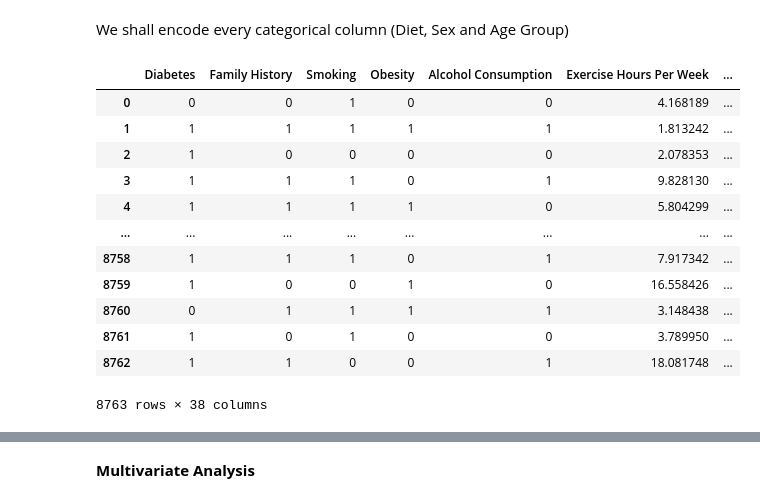
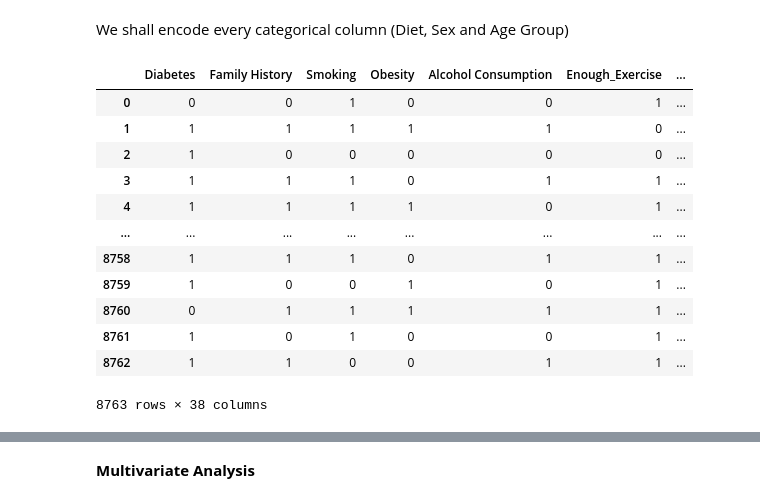
Before and after one commit to AN-DRE4/DadosAprendizagemAutomatica, a Jupyter notebook: HeartAttack.ipynb, the cells around one changed output, grey strips where cells are left out. Saved outputs shown, nothing was run; the diff lists cells and outputs as text; code cells hidden in the pictures.

```diff
--- a/HeartAttack.ipynb
+++ b/HeartAttack.ipynb
@@ -314,47 +312,85 @@ def categorize_heartRate(row):
 
 heartAtk_clean_finalVersion['Heart Rate'] = heartAtk_clean_finalVersion.apply(categorize_heartRate, axis=1)
+# %%
+def categorize_stress(row):
+    stress = row['Stress Level']
+    if stress >=5:
+        return 'High'
+    else:
+        return 'Average'
+
+heartAtk_clean_finalVersion['Stress Level'] = heartAtk_clean_finalVersion.apply(categorize_stress,axis=1)
+# %%
+def categorize_sedentary(row):
+    sed = row['Sedentary Hours Per Day']
+    if sed > 6 :
+        return int(1)
+    else:
+        return int(0)
+heartAtk_clean_finalVersion['Sedentary Hours Per Day'] = heartAtk_clean_finalVersion.apply(categorize_sedentary,axis=1)
+heartAtk_clean_finalVersion.rename(columns={'Sedentary Hours Per Day': 'Sedentary'}, inplace=True)
+# %%
+def categorize_exercise(row):
+    eer = row['Exercise Hours Per Week']
+    if eer > 2.5 :
+        return int(1)
+    else:
+        return int(0)
+heartAtk_clean_finalVersion['Exercise Hours Per Week'] = heartAtk_clean_finalVersion.apply(categorize_exercise,axis=1)
+heartAtk_clean_finalVersion.rename(columns={'Exercise Hours Per Week': 'Enough_Exercise'}, inplace=True)
+# %%
+def categorize_trig(row):
+    eer = row['Triglycerides']
+    if eer > 150 :
+        return int(1)
+    else:
+        return int(0)
+heartAtk_clean_finalVersion['Triglycerides'] = heartAtk_clean_finalVersion.apply(categorize_trig,axis=1)
+heartAtk_clean_finalVersion.rename(columns={'Triglycerides': 'Triglycerides_Levels_Unhealthy'}, inplace=True)
 # %% [markdown]
 We shall encode every categorical column (Diet, Sex and Age Group)
 # %%
 
 heartAtk_clean_finalVersion= pd.get_dummies(heartAtk_clean_finalVersion, columns=['Diet'], prefix='Diet')
 heartAtk_clean_finalVersion= pd.get_dummies(heartAtk_clean_finalVersion,columns=['Cholesterol'], prefix='Chol_Level')
 heartAtk_clean_finalVersion= pd.get_dummies(heartAtk_clean_finalVersion,columns=['Blood Pressure'],prefix='BP')
 heartAtk_clean_finalVersion= pd.get_dummies(heartAtk_clean_finalVersion, columns=['Sex'], prefix='Sex')
 heartAtk_clean_finalVersion= pd.get_dummies(heartAtk_clean_finalVersion, columns=['Age Group'], prefix='AgeGroup')
 heartAtk_clean_finalVersion= pd.get_dummies(heartAtk_clean_finalVersion,columns=['Heart Rate'],prefix='HeartRate')
+heartAtk_clean_finalVersion=pd.get_dummies(heartAtk_clean_finalVersion,columns=['Stress Level'],prefix='StressLevels')
 heartAtk_clean_finalVersion['Diet_Average']= heartAtk_clean_finalVersion['Diet_Average'].astype(int)
 heartAtk_clean_finalVersion['Diet_Healthy']= heartAtk_clean_finalVersion['Diet_Healthy'].astype(int)
 heartAtk_clean_finalVersion['Diet_Unhealthy']= heartAtk_clean_finalVersion['Diet_Unhealthy'].astype(int)
 heartAtk_clean_finalVersion['Sex_Female']= heartAtk_clean_finalVersion['Sex_Female'].astype(int)
 heartAtk_clean_finalVersion['Sex_Male']= heartAtk_clean_finalVersion['Sex_Male'].astype(int)
 heartAtk_clean_finalVersion['AgeGroup_18-39'] = heartAtk_clean_finalVersion['AgeGroup_18-39'].astype(int)
 heartAtk_clean_finalVersion['AgeGroup_40-59'] = heartAtk_clean_finalVersion['AgeGroup_40-59'].astype(int)
 heartAtk_clean_finalVersion['AgeGroup_60+'] = heartAtk_clean_finalVersion['AgeGroup_60+'].astype(int)
 heartAtk_clean_finalVersion['BP_Normal'] = heartAtk_clean_finalVersion['BP_Normal'].astype(int)
 heartAtk_clean_finalVersion['BP_Elevated'] = heartAtk_clean_finalVersion['BP_Elevated'].astype(int)
 heartAtk_clean_finalVersion['BP_Hypertension_Stage1'] = heartAtk_clean_finalVersion['BP_Hypertension_Stage1'].astype(int)
 heartAtk_clean_finalVersion['BP_Hypertension_Stage2'] = heartAtk_clean_finalVersion['BP_Hypertension_Stage2'].astype(int)
 heartAtk_clean_finalVersion['Chol_Level_Desirable'] = heartAtk_clean_finalVersion['Chol_Level_Desirable'].astype(int)
 heartAtk_clean_finalVersion['Chol_Level_Borderline_High'] = heartAtk_clean_finalVersion['Chol_Level_Borderline_High'].astype(int)
 heartAtk_clean_finalVersion['Chol_Level_High'] = heartAtk_clean_finalVersion['Chol_Level_High'].astype(int)
 heartAtk_clean_finalVersion['HeartRate_Above_Average'] = heartAtk_clean_finalVersion['HeartRate_Above_Average'].astype(int)
 heartAtk_clean_finalVersion['HeartRate_Average'] = heartAtk_clean_finalVersion['HeartRate_Average'].astype(int)
 heartAtk_clean_finalVersion['HeartRate_Below_Average'] = heartAtk_clean_finalVersion['HeartRate_Below_Average'].astype(int)
 heartAtk_clean_finalVersion['HeartRate_Poor'] = heartAtk_clean_finalVersion['HeartRate_Poor'].astype(int)
-heartAtk_clean_finalVersion['HeartRate_Good'] = heartAtk_clean_finalVersion['HeartRate_Good'].astype(int)
+heartAtk_clean_finalVersion['StressLevels_High'] = heartAtk_clean_finalVersion['StressLevels_High'].astype(int)
+heartAtk_clean_finalVersion['StressLevels_Average'] = heartAtk_clean_finalVersion['StressLevels_Average'].astype(int)
 heartAtk_clean_finalVersion
 # %% [output]
-|  | Diabetes | Family History | Smoking | Obesity | Alcohol Consumption | Exercise Hours Per Week | ... |
-| 0 | 0 | 0 | 1 | 0 | 0 | 4.168189 | ... |
-| 1 | 1 | 1 | 1 | 1 | 1 | 1.813242 | ... |
-| 2 | 1 | 0 | 0 | 0 | 0 | 2.078353 | ... |
-| 3 | 1 | 1 | 1 | 0 | 1 | 9.828130 | ... |
-| 4 | 1 | 1 | 1 | 1 | 0 | 5.804299 | ... |
+|  | Diabetes | Family History | Smoking | Obesity | Alcohol Consumption | Enough_Exercise | ... |
+| 0 | 0 | 0 | 1 | 0 | 0 | 1 | ... |
+| 1 | 1 | 1 | 1 | 1 | 1 | 0 | ... |
+| 2 | 1 | 0 | 0 | 0 | 0 | 0 | ... |
+| 3 | 1 | 1 | 1 | 0 | 1 | 1 | ... |
+| 4 | 1 | 1 | 1 | 1 | 0 | 1 | ... |
 | ... | ... | ... | ... | ... | ... | ... | ... |
-| 8758 | 1 | 1 | 1 | 0 | 1 | 7.917342 | ... |
-| 8759 | 1 | 0 | 0 | 1 | 0 | 16.558426 | ... |
-| 8760 | 0 | 1 | 1 | 1 | 1 | 3.148438 | ... |
-| 8761 | 1 | 0 | 1 | 0 | 0 | 3.789950 | ... |
-| 8762 | 1 | 1 | 0 | 0 | 1 | 18.081748 | ... |
+| 8758 | 1 | 1 | 1 | 0 | 1 | 1 | ... |
+| 8759 | 1 | 0 | 0 | 1 | 0 | 1 | ... |
+| 8760 | 0 | 1 | 1 | 1 | 1 | 1 | ... |
+| 8761 | 1 | 0 | 1 | 0 | 0 | 1 | ... |
+| 8762 | 1 | 1 | 0 | 0 | 1 | 1 | ... |
 8763 rows × 38 columns
```
Also changed, not shown: parts of 5 cells of this notebook.
